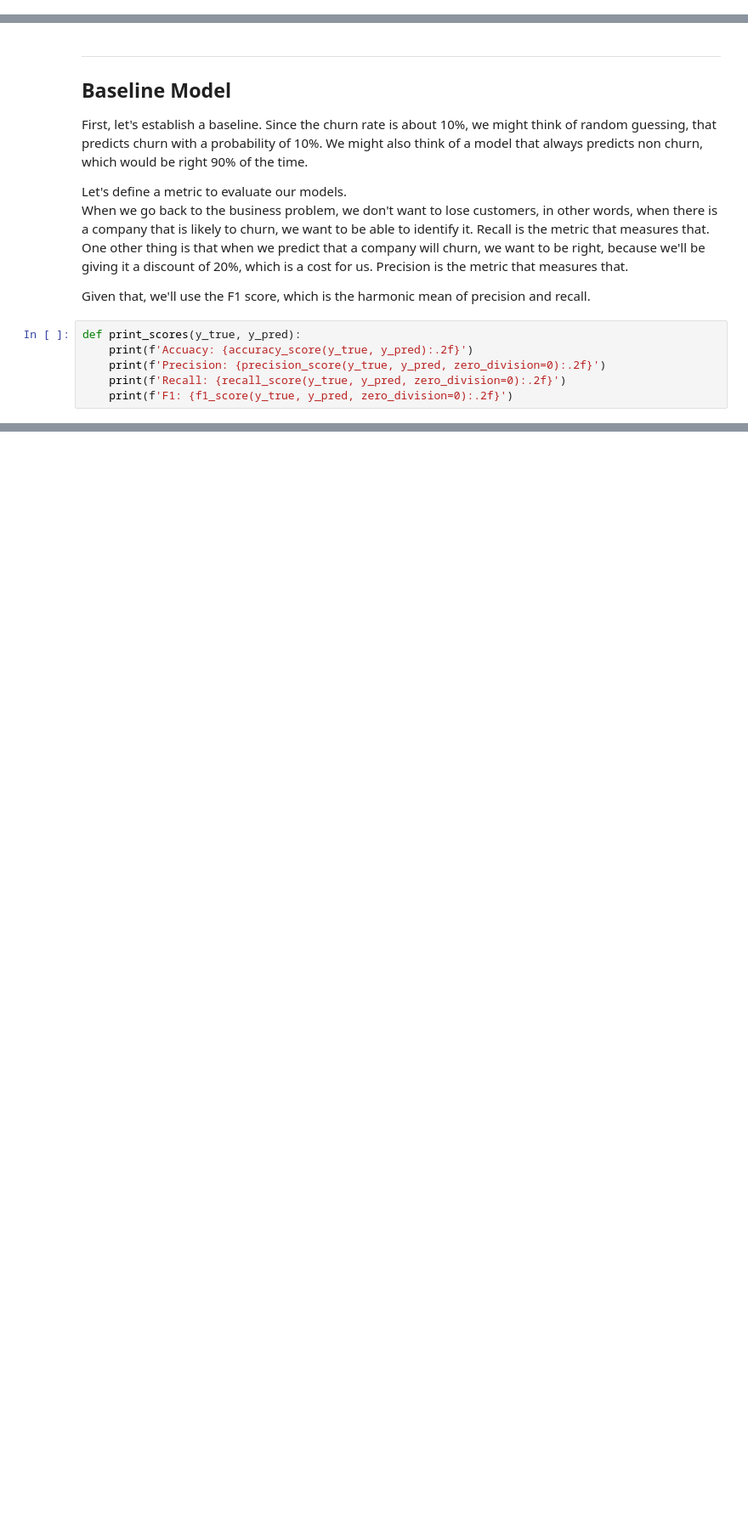
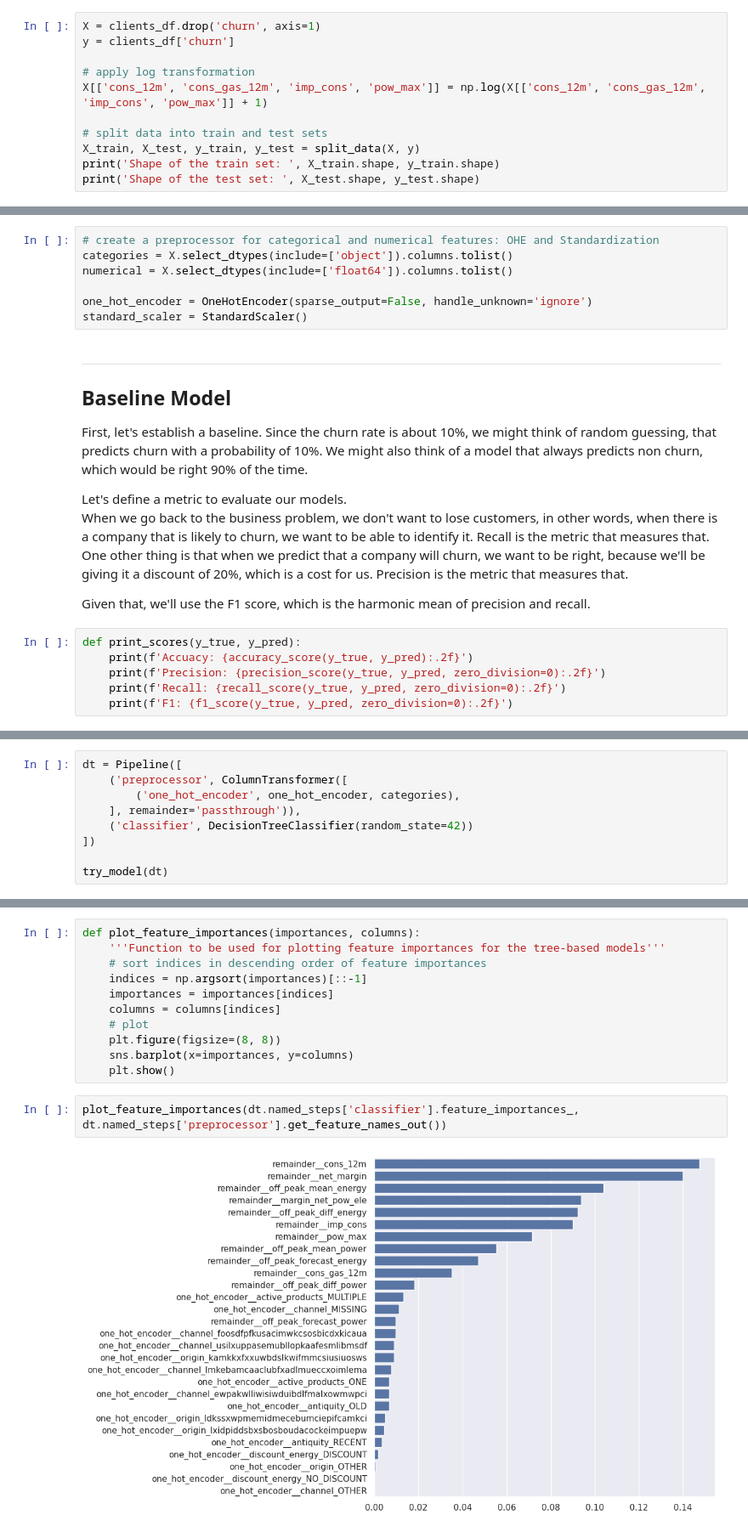
Before and after one commit to mnijadi/energy-company-customer-churn, a Jupyter notebook: notebooks/3_modeling.ipynb, the cells around one changed output, grey strips where cells are left out. Shown at 85% size. Saved outputs shown, nothing was run; the diff lists cells and outputs as text; blank space fills up the shorter version.

```diff
--- a/notebooks/3_modeling.ipynb
+++ b/notebooks/3_modeling.ipynb
@@ -95,0 +54,11 @@ X_train.shape
+# %%
+X = clients_df.drop('churn', axis=1)
+y = clients_df['churn']
+
+# apply log transformation
+X[['cons_12m', 'cons_gas_12m', 'imp_cons', 'pow_max']] = np.log(X[['cons_12m', 'cons_gas_12m', 'imp_cons', 'pow_max']] + 1)
+
+# split data into train and test sets
+X_train, X_test, y_train, y_test = split_data(X, y)
+print('Shape of the train set: ', X_train.shape, y_train.shape)
+print('Shape of the test set: ', X_test.shape, y_test.shape)
@@ -96,3 +89,10 @@ X_train.shape
+# %%
+# create a preprocessor for categorical and numerical features: OHE and Standardization
+categories = X.select_dtypes(include=['object']).columns.tolist()
+numerical = X.select_dtypes(include=['float64']).columns.tolist()
+
+one_hot_encoder = OneHotEncoder(sparse_output=False, handle_unknown='ignore')
+standard_scaler = StandardScaler()
 # %% [markdown]
 ---
 
@@ -146,0 +169,9 @@ ValueError: Cannot center sparse matrices: pass `with_mean=False` instead. See d
+# %%
+dt = Pipeline([
+    ('preprocessor', ColumnTransformer([
+        ('one_hot_encoder', one_hot_encoder, categories),
+    ], remainder='passthrough')),
+    ('classifier', DecisionTreeClassifier(random_state=42))
+])
+
+try_model(dt)
@@ -146,0 +197,15 @@ ValueError: Cannot center sparse matrices: pass `with_mean=False` instead. See d
+# %%
+def plot_feature_importances(importances, columns):
+    '''Function to be used for plotting feature importances for the tree-based models'''
+    # sort indices in descending order of feature importances
+    indices = np.argsort(importances)[::-1]
+    importances = importances[indices]
+    columns = columns[indices]
+    # plot
+    plt.figure(figsize=(8, 8))
+    sns.barplot(x=importances, y=columns)
+    plt.show()
+# %%
+plot_feature_importances(dt.named_steps['classifier'].feature_importances_, dt.named_steps['preprocessor'].get_feature_names_out())
+# %% [output]
+[figure, added]
```
Also changed, not shown: parts of 44 cells of this notebook, 2 other files.
